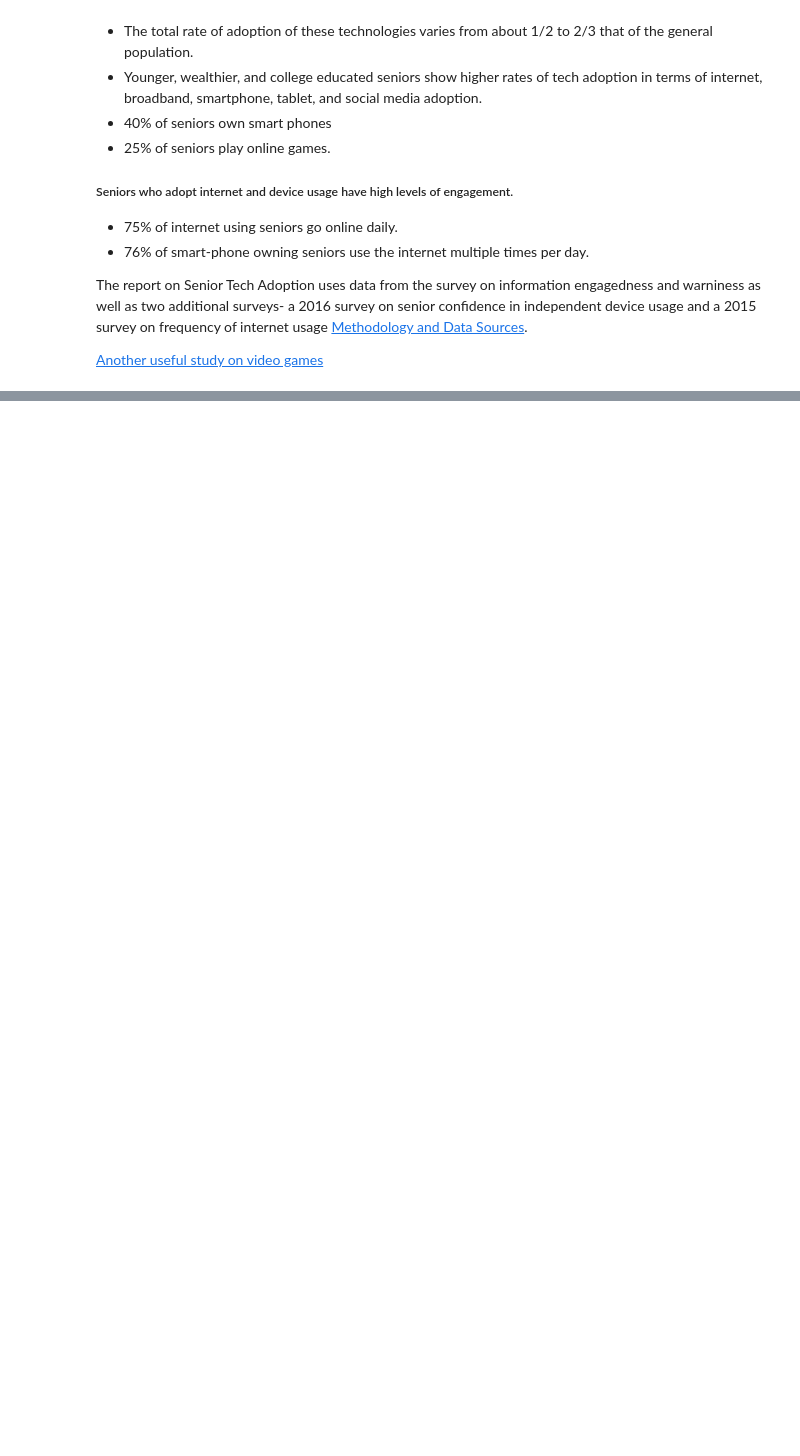
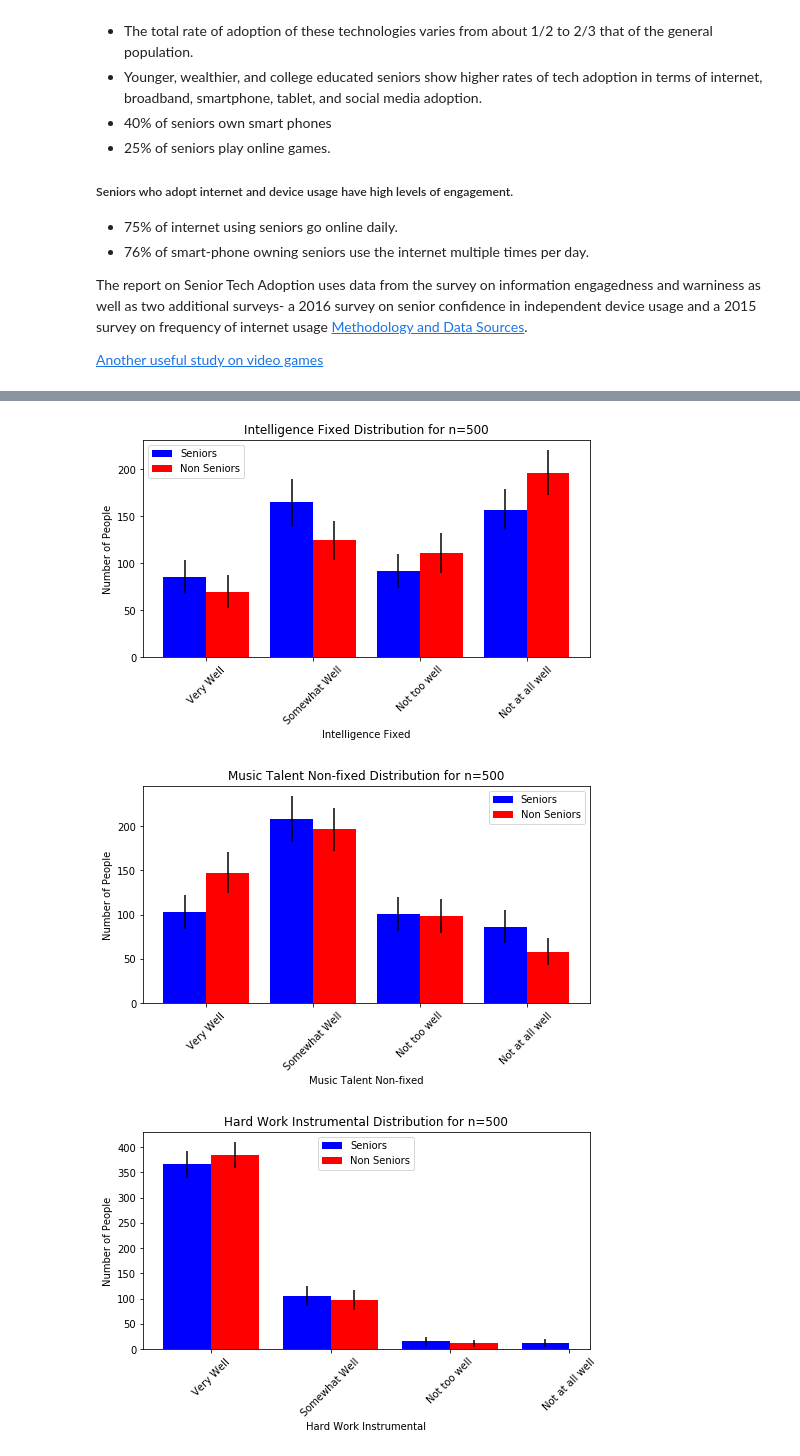
Before and after one commit to swfisher/springboard, a Jupyter notebook: capstone_2/market_research.ipynb, the cells around one changed output, grey strips where cells are left out. Drawn from its saved outputs; the diff is of its cells as text; code cells hidden in the pictures; blank space fills up the shorter version.

```diff
--- a/capstone_2/market_research.ipynb
+++ b/capstone_2/market_research.ipynb
@@ -100,0 +491,12 @@ plt.show()
+# %%
+#Adding error bars: https://stackoverflow.com/questions/45718750/how-to-add-error-bars-to-a-bar-plot-in-matplotlib-by-specifying-a-lower-and-uppe
+
+#cat_compare_closer(data,mask,demo_categoricals,cat_value_maps,cat_title_map)
+cat_compare_closer(data,mask,q2_categoricals,cat_value_maps,cat_title_map)
+cat_compare_closer(data,mask,q3_categoricals,cat_value_maps,cat_title_map)
+#cat_compare_closer(data,mask,tech_categoricals,cat_value_maps,cat_title_map)
+#cat_compare_closer(data,mask,['q5'],cat_value_maps,cat_title_map)
+# %% [output]
+[figure, added]
+[figure, added]
+[figure, added]
```
Also changed, not shown: parts of 29 cells of this notebook, 2 other files.
